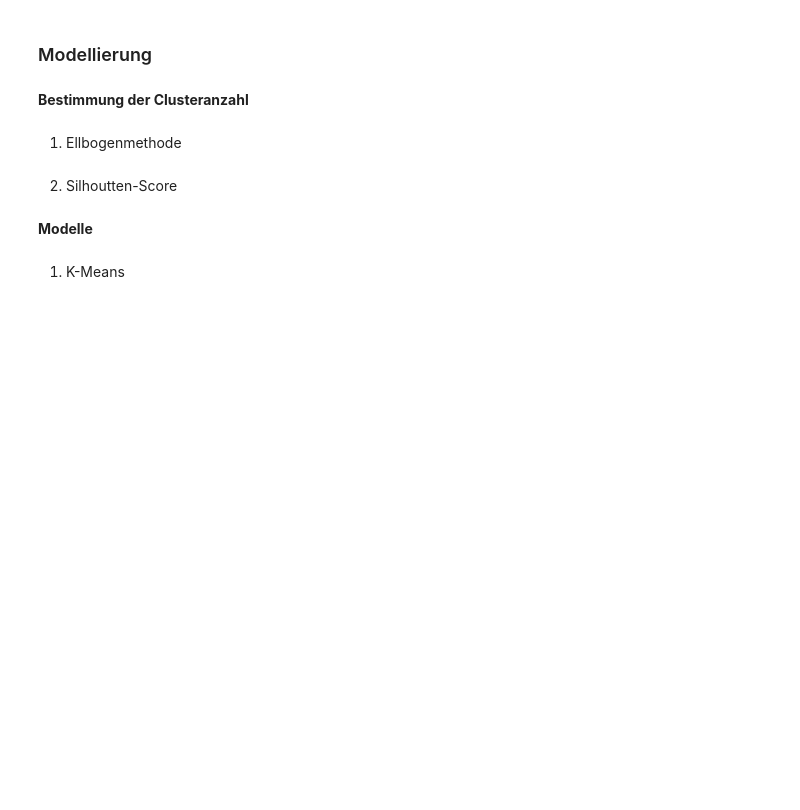
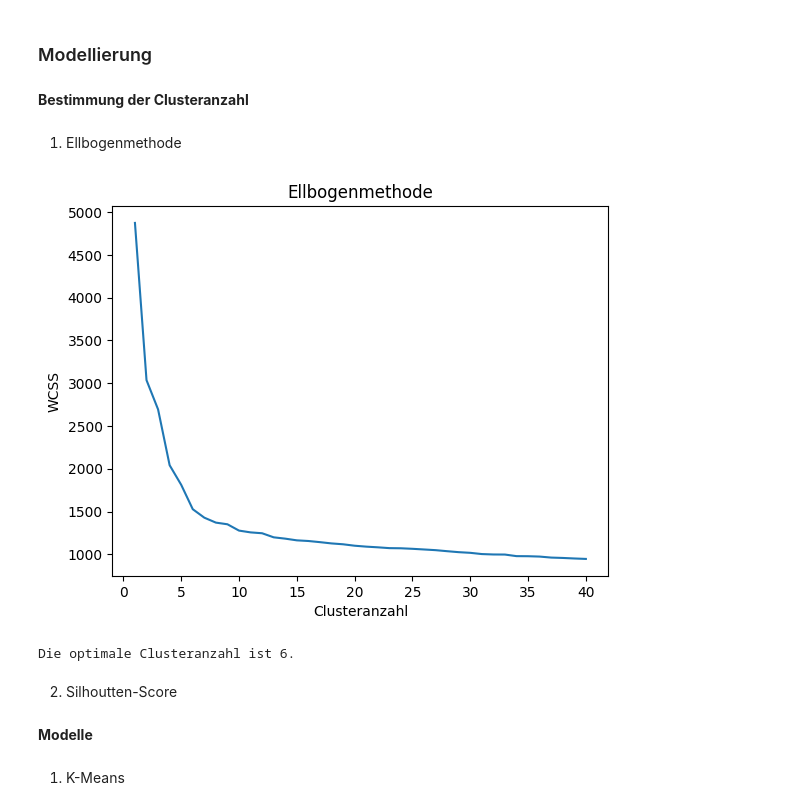
Before and after one commit to juliisch/DAMI01-Data-Mining, a Jupyter notebook: DAMI01_JuliaSchmid.ipynb, the cells around one changed output. Drawn from its saved outputs; the diff is of its cells as text; code cells hidden in the pictures; blank space fills up the shorter version.

```diff
--- a/DAMI01_JuliaSchmid.ipynb
+++ b/DAMI01_JuliaSchmid.ipynb
@@ -146,22 +261,26 @@ df_scaled.shape
 # %%
 wcss = []
 
 for i in range(1, 41):
-    kmeans = KMeans(n_clusters=i, random_state=42)
+    kmeans = KMeans(n_clusters=i, random_state=123)
     kmeans.fit(df_scaled)
     wcss.append(kmeans.inertia_)
 
-knee_locator = KneeLocator(range(1, 41), wcss, curve="convex", direction="decreasing")
-best_n_clusters = knee_locator.knee
+# Bestimmung des "Ellbogen"-Wertes
+kneeLocator = KneeLocator(range(1, 41), wcss, curve="convex", direction="decreasing")
+optimalNumberOfCluster = kneeLocator.knee
 
 # Plot der WCSS für verschiedene Clusteranzahlen
 plt.plot(range(1, 41), wcss)
 plt.title('Ellbogenmethode')
-plt.xlabel('Anzahl an Clustern')
+plt.xlabel('Clusteranzahl')
 plt.ylabel('WCSS')
 plt.show()
 
-print(f"Die optimale Clusteranzahl ist {best_n_clusters}.")
+print(f"Die optimale Clusteranzahl ist {optimalNumberOfCluster}.")
+# %% [output]
+[figure, added]
+Die optimale Clusteranzahl ist 6.
 # %% [markdown]
 2. Silhoutten-Score
 # %%
```
Also changed, not shown: parts of 56 cells of this notebook.
